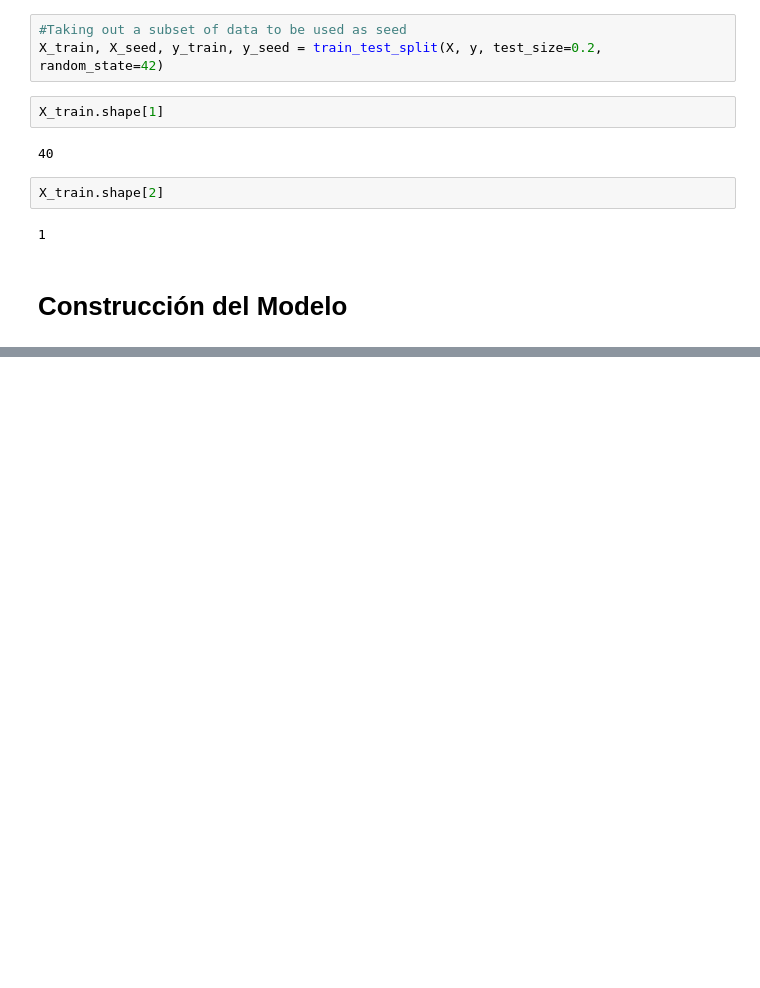
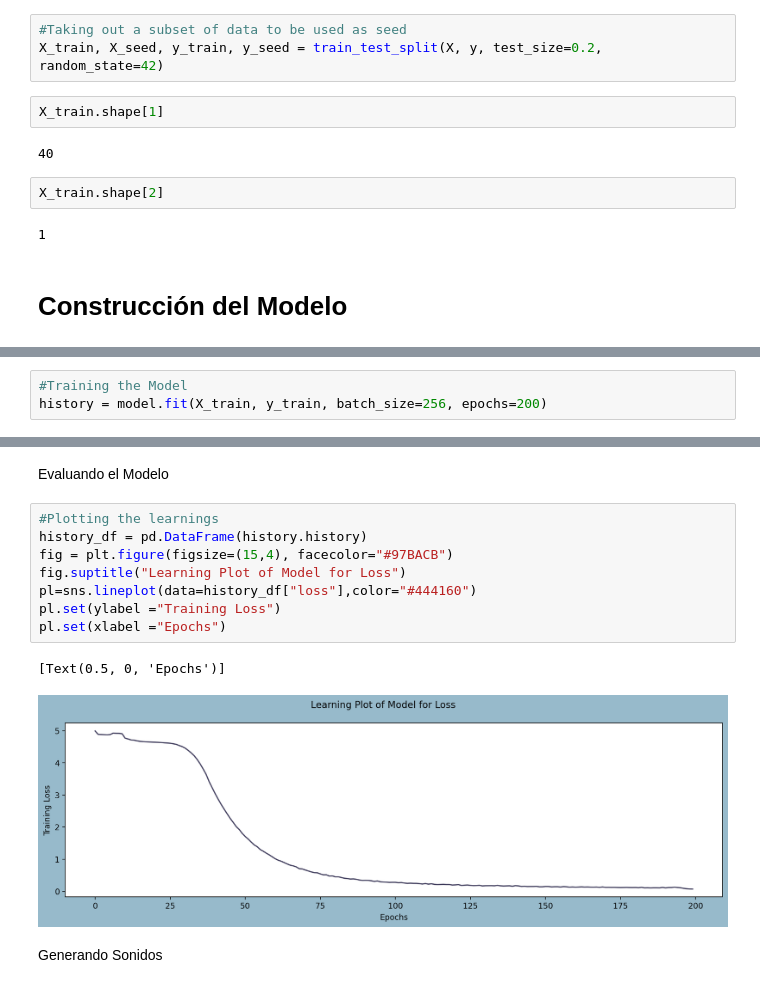
Before and after one commit to fitolobo/AUDIO_MACHINE_LEARNING, a Jupyter notebook: lectures/clase_08/notebooks/rnn_lstm_generation.ipynb, the cells around one changed output, grey strips where cells are left out. Drawn from its saved outputs; the diff is of its cells as text; blank space fills up the shorter version.

```diff
--- a/lectures/clase_08/notebooks/rnn_lstm_generation.ipynb
+++ b/lectures/clase_08/notebooks/rnn_lstm_generation.ipynb
@@ -335,0 +385,3 @@ WARNING:absl:At this time, the v2.11+ optimizer `tf.keras.optimizers.Adamax` run
+# %%
+#Training the Model
+history = model.fit(X_train, y_train, batch_size=256, epochs=200)
@@ -335,0 +406,15 @@ WARNING:absl:At this time, the v2.11+ optimizer `tf.keras.optimizers.Adamax` run
+# %% [markdown]
+Evaluando el Modelo
+# %%
+#Plotting the learnings
+history_df = pd.DataFrame(history.history)
+fig = plt.figure(figsize=(15,4), facecolor="#97BACB")
+fig.suptitle("Learning Plot of Model for Loss")
+pl=sns.lineplot(data=history_df["loss"],color="#444160")
+pl.set(ylabel ="Training Loss")
+pl.set(xlabel ="Epochs")
+# %% [output]
+[Text(0.5, 0, 'Epochs')]
+[figure, added]
+# %% [markdown]
+Generando Sonidos
```
Also changed, not shown: parts of 14 cells of this notebook, 9 other files.
